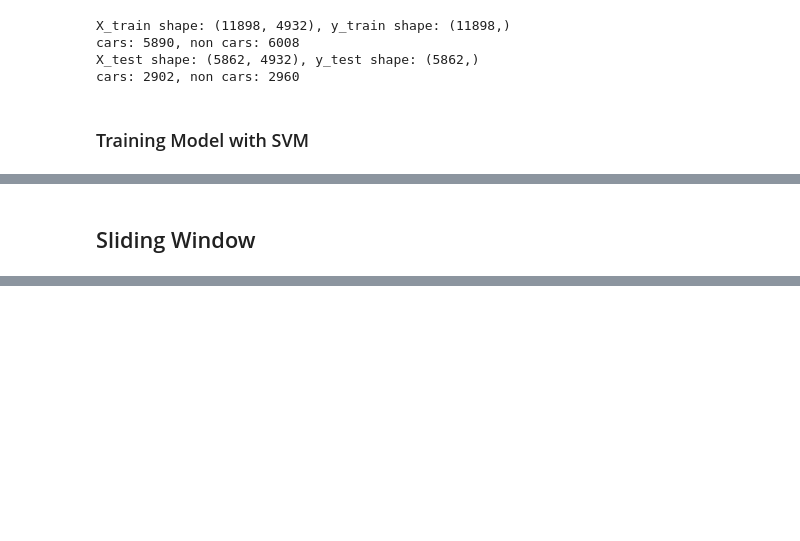
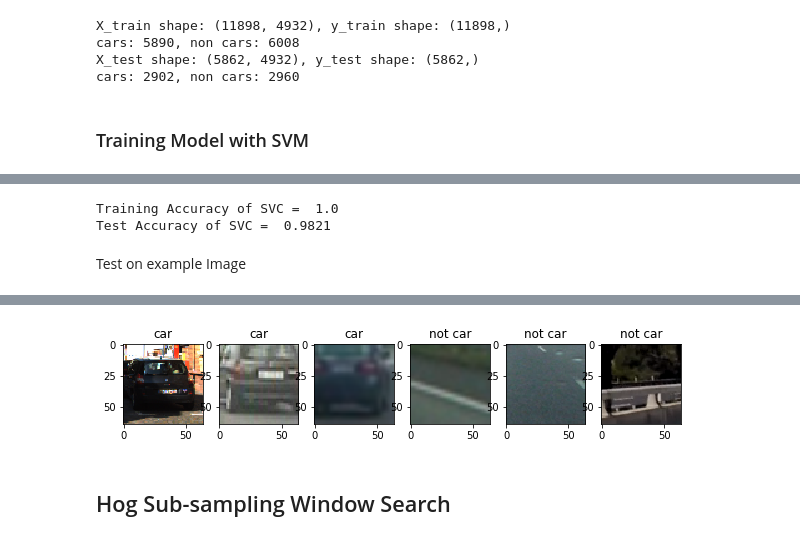
Before and after one commit to XQ-UT/CarND-Vehicle-Detection, a Jupyter notebook: p5.ipynb, the cells around one changed output, grey strips where cells are left out. Saved outputs shown, nothing was run; the diff lists cells and outputs as text; code cells hidden in the pictures; blank space fills up the shorter version.

```diff
--- a/p5.ipynb
+++ b/p5.ipynb
@@ -220,13 +218,14 @@ Feature size: 4932
 # %% [markdown]
 ### Shuffling training and test data
 # %%
-car_features = np.array(car_features)
-notcar_features = np.array(notcar_features)
-y_car = np.ones(len(car_features))
-y_notcar = np.zeros(len(notcar_features))
+normalized_car_features = X_scaler.transform(np.array(car_features))
+normalized_notcar_features = X_scaler.transform(np.array(notcar_features))
 
-X_car_train, X_car_test, y_car_train, y_car_test = train_test_split(car_features, y_car, test_size=0.33, shuffle=True)
-X_notcar_train, X_notcar_test, y_notcar_train, y_notcar_test = train_test_split(notcar_features, y_notcar, test_size=0.33, shuffle=True)
+y_car = np.ones(len(normalized_car_features))
+y_notcar = np.zeros(len(normalized_notcar_features))
+
+X_car_train, X_car_test, y_car_train, y_car_test = train_test_split(normalized_car_features, y_car, test_size=0.33, shuffle=True)
+X_notcar_train, X_notcar_test, y_notcar_train, y_notcar_test = train_test_split(normalized_notcar_features, y_notcar, test_size=0.33, shuffle=True)
 
 X_train = np.vstack((X_car_train, X_notcar_train))
 y_train = np.concatenate((y_car_train, y_notcar_train))
@@ -269,2 +268,23 @@ print(round(t2-t, 2), 'Seconds to train SVC...')
-# %% [markdown]
-## Sliding Window
+# %%
+print('Training Accuracy of SVC = ', round(svm_clf.score(X_train, y_train), 4))
+print('Test Accuracy of SVC = ', round(svm_clf.score(X_test, y_test), 4))
+# %% [output]
+Training Accuracy of SVC =  1.0
+Test Accuracy of SVC =  0.9821
+# %% [markdown]
+Test on example Image
+# %%
+test_images = shuffle(vehicles_files)[0:3] + shuffle(non_vehicles_files)[0:3]
+test_features = extract_features(test_images)
+
+normalized_test_features = X_scaler.transform(test_features)
+test_prediction = svm_clf.predict(normalized_test_features)
+
+plt.figure(figsize = (10, 20))
+for i, test_image in enumerate(test_images):
+    plt.subplot(1,6, i+1)
+    plt.imshow(read_rgb_img(test_image))
+
+    prediction = 'car' if test_prediction[i] == 1 else 'not car'
+    plt.title(prediction)
+# %% [output]
@@ -270,0 +293,3 @@ print(round(t2-t, 2), 'Seconds to train SVC...')
+[figure, added]
+# %% [markdown]
+## Hog Sub-sampling Window Search
```
Also changed, not shown: parts of 8 cells of this notebook.
